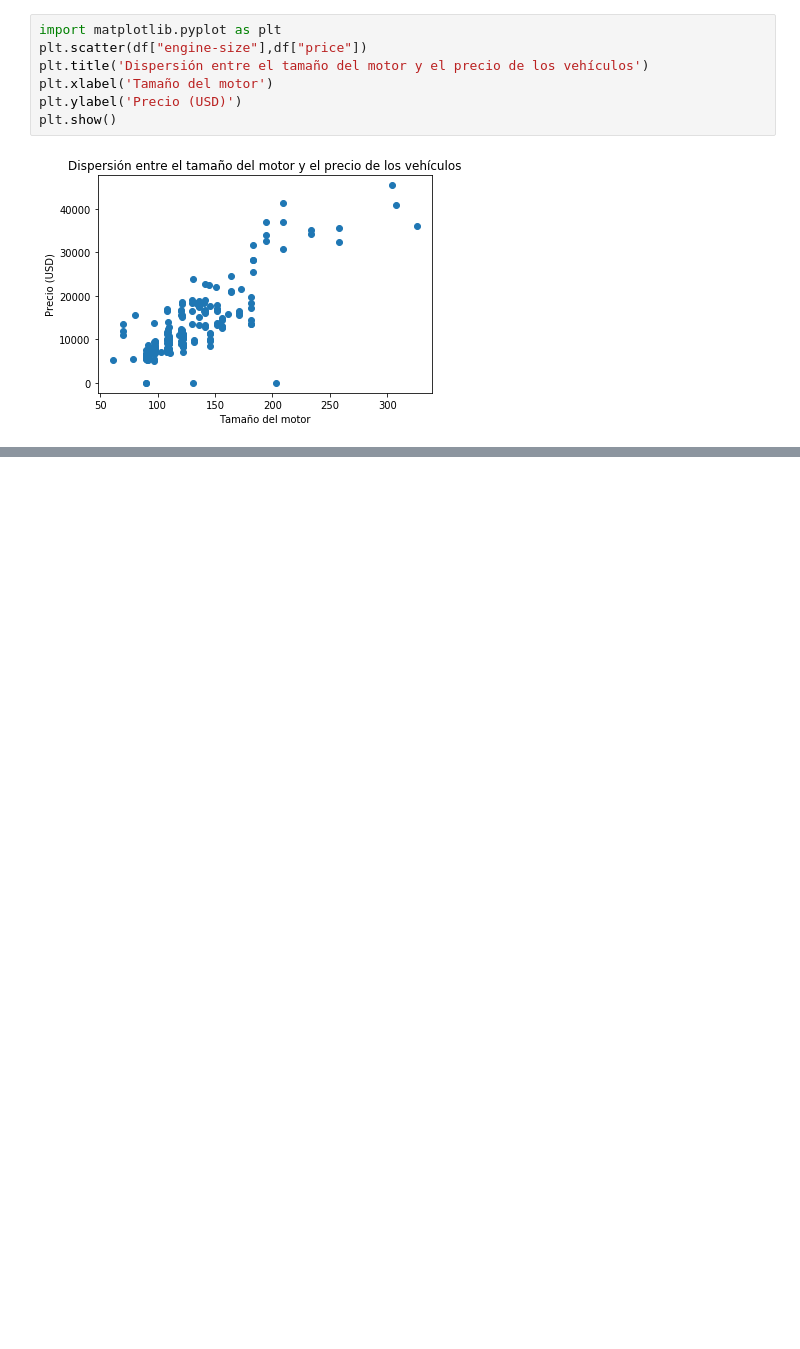
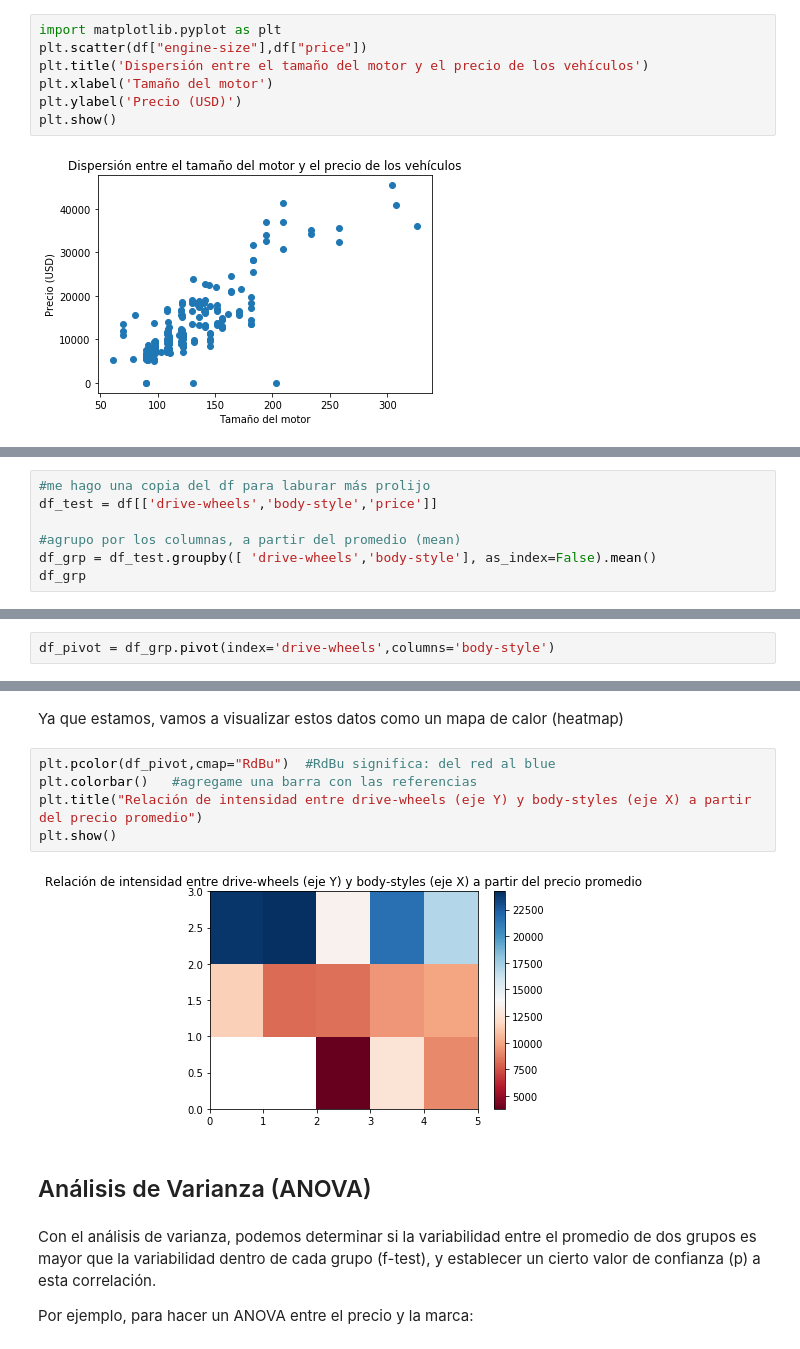
Before and after one commit to ger-velazquez/Curso_DS, a Jupyter notebook: AnalyzingData/Emprolijando datos.ipynb, the cells around one changed output, grey strips where cells are left out. Cells and saved outputs as stored; diff of their text form; blank space fills up the shorter version.

Commit message:
agrego algo de ANOVA y agrupamientos

```diff
--- a/AnalyzingData/Emprolijando datos.ipynb
+++ b/AnalyzingData/Emprolijando datos.ipynb
@@ -310,0 +327,7 @@ plt.show()
+# %%
+#me hago una copia del df para laburar más prolijo
+df_test = df[['drive-wheels','body-style','price']]
+
+#agrupo por los columnas, a partir del promedio (mean)
+df_grp = df_test.groupby([ 'drive-wheels','body-style'], as_index=False).mean()
+df_grp
@@ -310,0 +363,2 @@ plt.show()
+# %%
+df_pivot = df_grp.pivot(index='drive-wheels',columns='body-style')
@@ -310,0 +374,15 @@ plt.show()
+# %% [markdown]
+Ya que estamos, vamos a visualizar estos datos como un mapa de calor (heatmap)
+# %%
+plt.pcolor(df_pivot,cmap="RdBu")  #RdBu significa: del red al blue
+plt.colorbar()   #agregame una barra con las referencias
+plt.title("Relación de intensidad entre drive-wheels (eje Y) y body-styles (eje X) a partir del precio promedio")
+plt.show()
+# %% [output]
+[figure, added]
+# %% [markdown]
+## Análisis de Varianza (ANOVA)
+# %% [markdown]
+Con el análisis de varianza, podemos determinar si la variabilidad entre el promedio de dos grupos es mayor que la variabilidad dentro de cada grupo (f-test), y establecer un cierto valor de confianza (p) a esta correlación.
+
+Por ejemplo, para hacer un ANOVA entre el precio y la marca:
```
Also changed, not shown: parts of 14 cells of this notebook.
